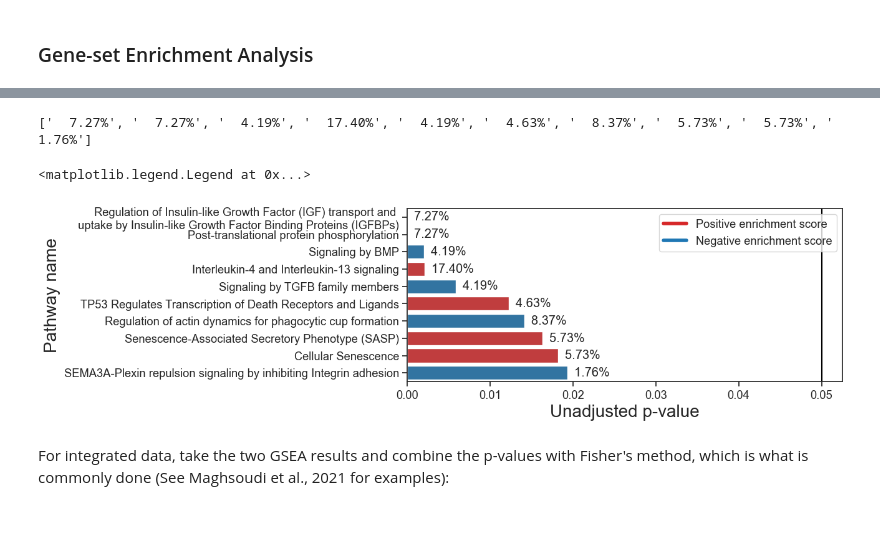
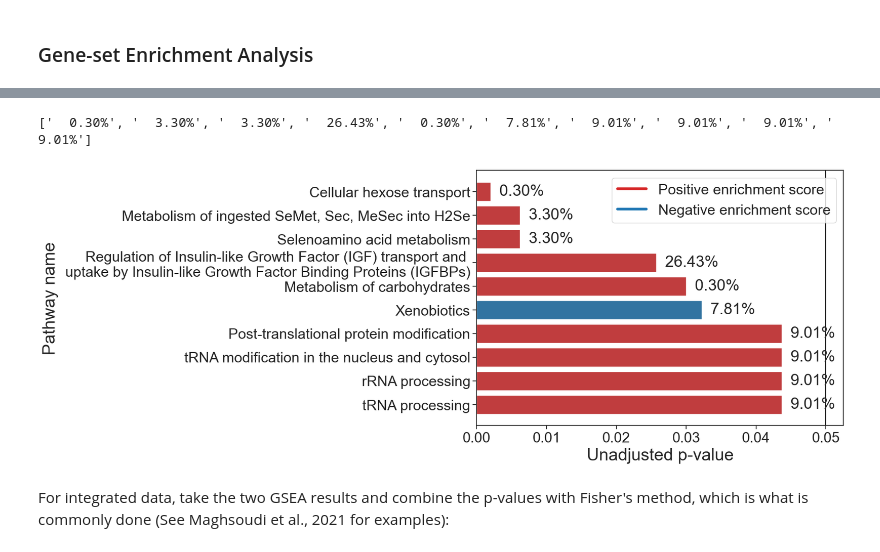
Before and after one commit to j-keung/multiomics-pathway-analysis, a Jupyter notebook: main_scripts/conventional_PA.ipynb, the cells around one changed output, grey strips where cells are left out. Saved outputs shown, nothing was run; the diff lists cells and outputs as text; code cells hidden in the pictures; blank space fills up the shorter version.

```diff
--- a/main_scripts/conventional_PA.ipynb
+++ b/main_scripts/conventional_PA.ipynb
@@ -38 +77,4 @@ See the caveats in the documentation: https://pandas.pydata.org/pandas-docs/stab
+# %%
+#Change name to have a line break otherwise it won't fit on the plot
+top_10_pathways.Pathway_name[62] = '\n Transport of inorganic cations/anions and \n amino acids/oligopeptides   '
 # %%
@@ -334,40 +304,45 @@ top_10_pathways
 # %%
 from matplotlib.lines import Line2D #To colour the bar by enrichment
 
 top_10_pathways_gsea = gsea_res.sort_values(by="P-value").iloc[0:10, :]
-plt.figure(figsize=(9, 3.6))
+plt.figure(figsize=(10, 7))
 
-sns.set(font_scale = 1.2) #sns.set(font_scale = 1.2) for metabolomic because of long label
+sns.set(font_scale = 2) #sns.set(font_scale = 1.2) for metabolomic because of long label
 sns.set_style("ticks") # same as "white" but with ticks
 
 # set bar colour based on normalised enrichment score sign
 bar_color = ['tab:red' if float(i) > 0 else 'tab:blue' for i in top_10_pathways_gsea['NES']]
 ax = sns.barplot(data=top_10_pathways_gsea, y="Pathway_name", x="P-value", orient="h", palette=bar_color)
+
+#Increase space between the bars and the axis
+ax.relim()
+ax.autoscale_view()
+
+
 
 label = []
 for pathway in top_10_pathways_gsea["Entity %"]:
     label.append("  "+ pathway)
 
 print(label)
 
 ax.bar_label(ax.containers[0], labels=label)
 
 #plt.title('GSEA for proteomic data',fontsize=22,pad=10)
-plt.xlabel('Unadjusted p-value',fontsize=20)
-plt.ylabel('Pathway name',fontsize=20) ;
+plt.xlabel('Unadjusted p-value',fontsize=26)
+plt.ylabel('Pathway name',fontsize=26) ;
 
 plt.axvline(0.05, c="black")
 
 # add legend
 custom_lines = [Line2D([0], [0], color='tab:red', lw=4),
                 Line2D([0], [0], color='tab:blue', lw=4)]
 plt.legend(handles=custom_lines, labels=['Positive enrichment score', 'Negative enrichment score'],loc="upper right")
 
-#plt.savefig( '../Figures/proteomic_GSEA_top_10.png' , dpi=300,bbox_inches = 'tight' , pad_inches = 0.2 , facecolor='w')
+#plt.savefig( '../Figures/metabolomic_GSEA_top_10.png' , dpi=300,bbox_inches = 'tight' , pad_inches = 0.2 , facecolor='w')
 # %% [output]
-['  7.27%', '  7.27%', '  4.19%', '  17.40%', '  4.19%', '  4.63%', '  8.37%', '  5.73%', '  5.73%', '  1.76%']
+['  0.30%', '  3.30%', '  3.30%', '  26.43%', '  0.30%', '  7.81%', '  9.01%', '  9.01%', '  9.01%', '  9.01%']
-<matplotlib.legend.Legend at 0x...>
-[figure, old version]
+[figure, new version]
 # %% [markdown]
 For integrated data, take the two GSEA results and combine the p-values with Fisher's method, which is what is commonly done (See Maghsoudi et al., 2021 for examples):
 # %%
```
Also changed, not shown: parts of 19 cells of this notebook, 1 other file.
